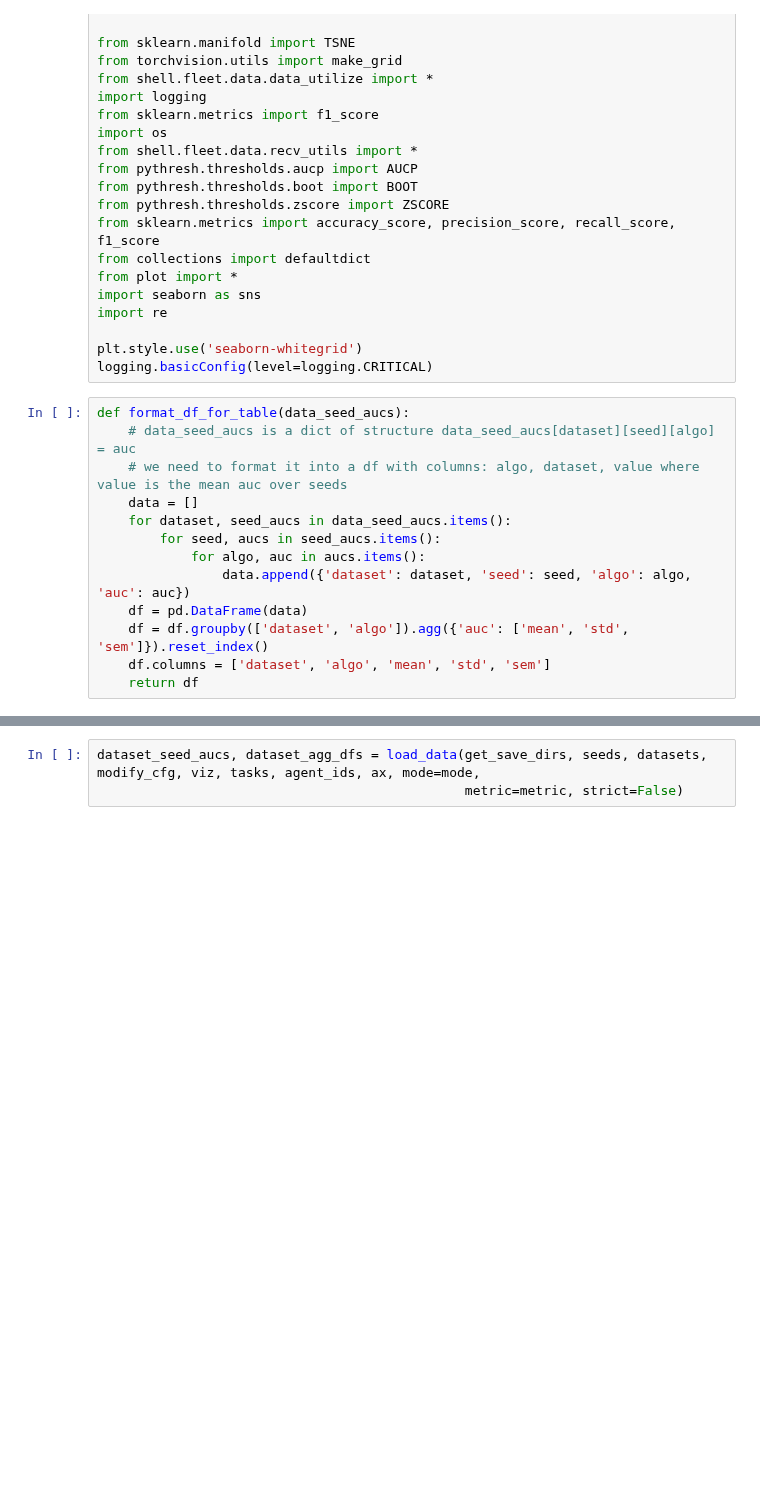
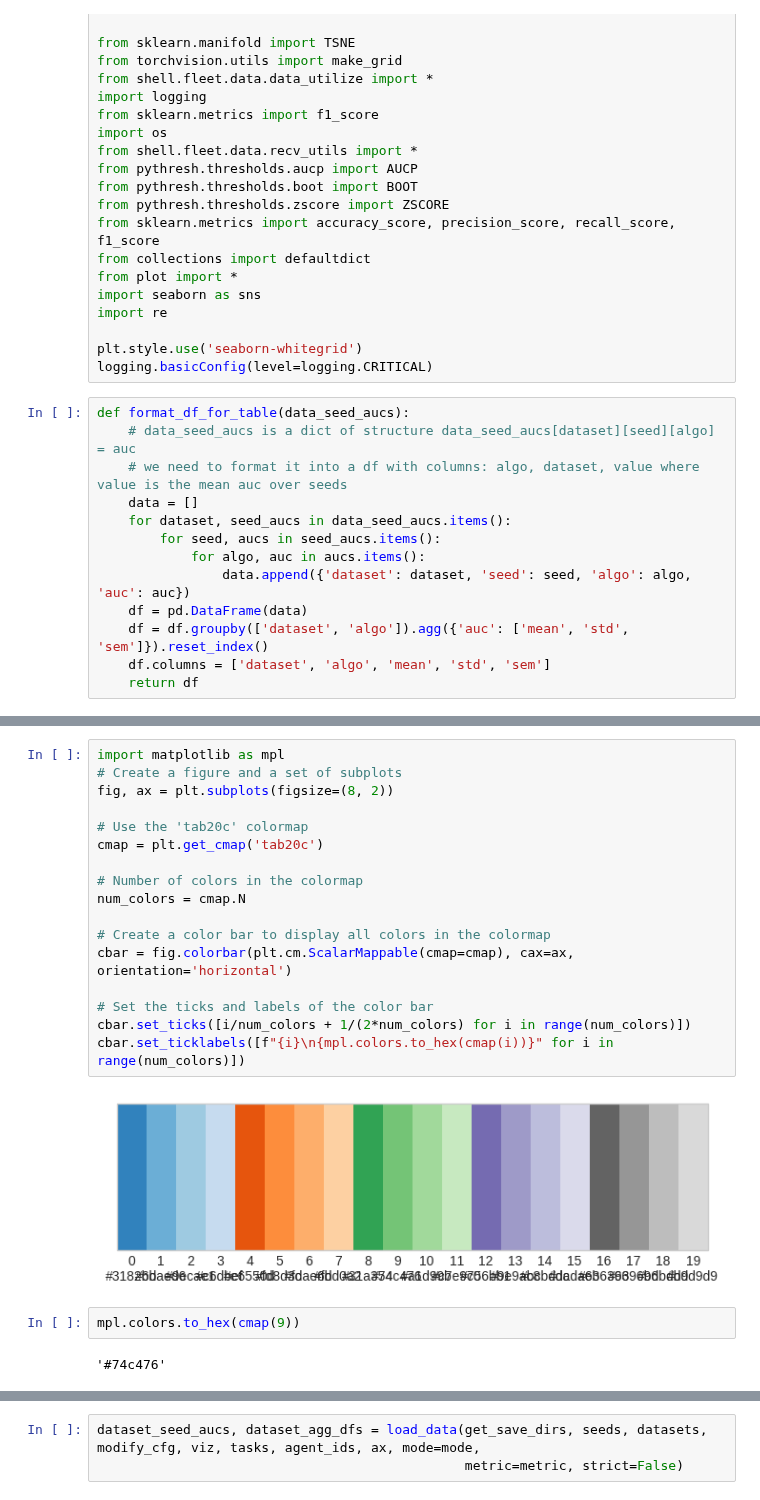
Before and after one commit to vlongle/learning-hive, a Jupyter notebook: plot_learning_curve.ipynb, the cells around one changed output, grey strips where cells are left out. Saved outputs shown, nothing was run; the diff lists cells and outputs as text; blank space fills up the shorter version.

```diff
--- a/plot_learning_curve.ipynb
+++ b/plot_learning_curve.ipynb
@@ -513,0 +554,23 @@ colormap = {k: colors[i] for i, k in enumerate(remap_name.values())}
+# %%
+import matplotlib as mpl
+# Create a figure and a set of subplots
+fig, ax = plt.subplots(figsize=(8, 2))
+
+# Use the 'tab20c' colormap
+cmap = plt.get_cmap('tab20c')
+
+# Number of colors in the colormap
+num_colors = cmap.N
+
+# Create a color bar to display all colors in the colormap
+cbar = fig.colorbar(plt.cm.ScalarMappable(cmap=cmap), cax=ax, orientation='horizontal')
+
+# Set the ticks and labels of the color bar
+cbar.set_ticks([i/num_colors + 1/(2*num_colors) for i in range(num_colors)])
+cbar.set_ticklabels([f"{i}\n{mpl.colors.to_hex(cmap(i))}" for i in range(num_colors)])
+# %% [output]
+[figure, added]
+# %%
+mpl.colors.to_hex(cmap(9))
+# %% [output]
+'#74c476'
```
Also changed, not shown: parts of 21 cells of this notebook, 24 other files.
